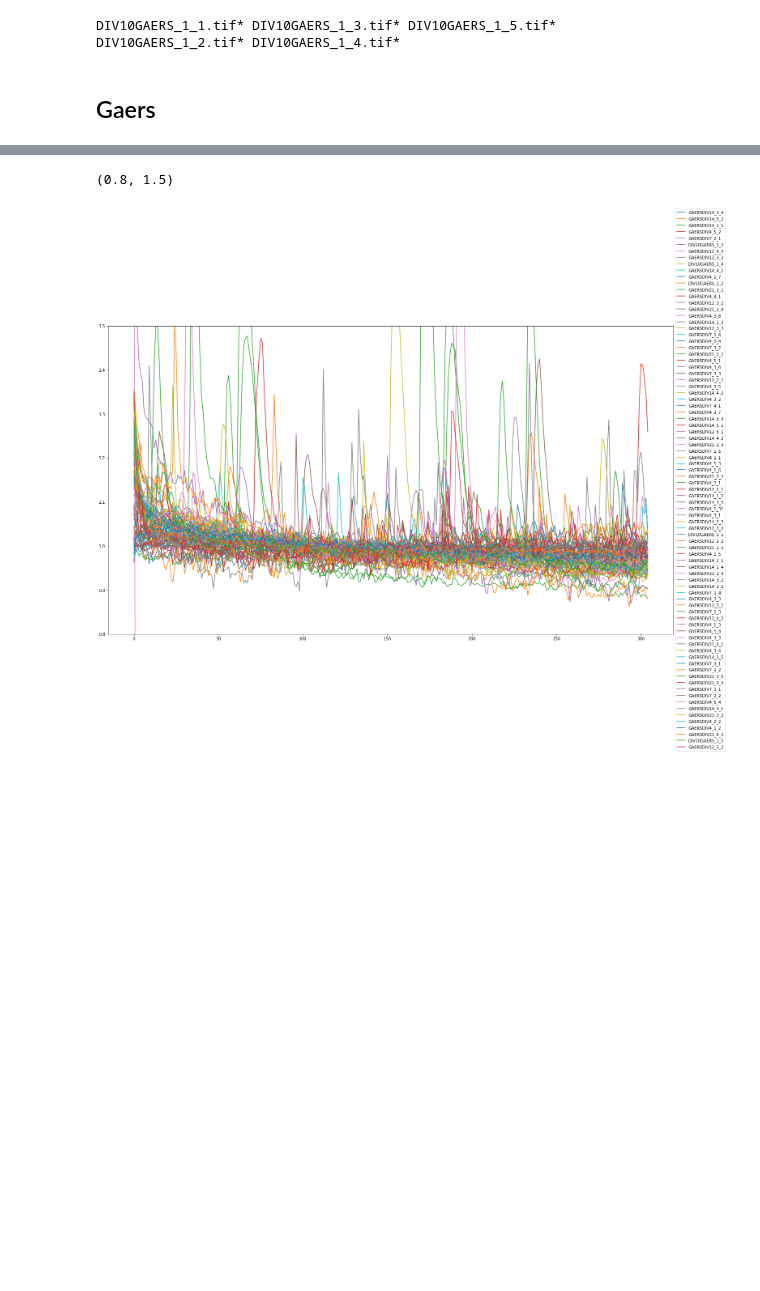
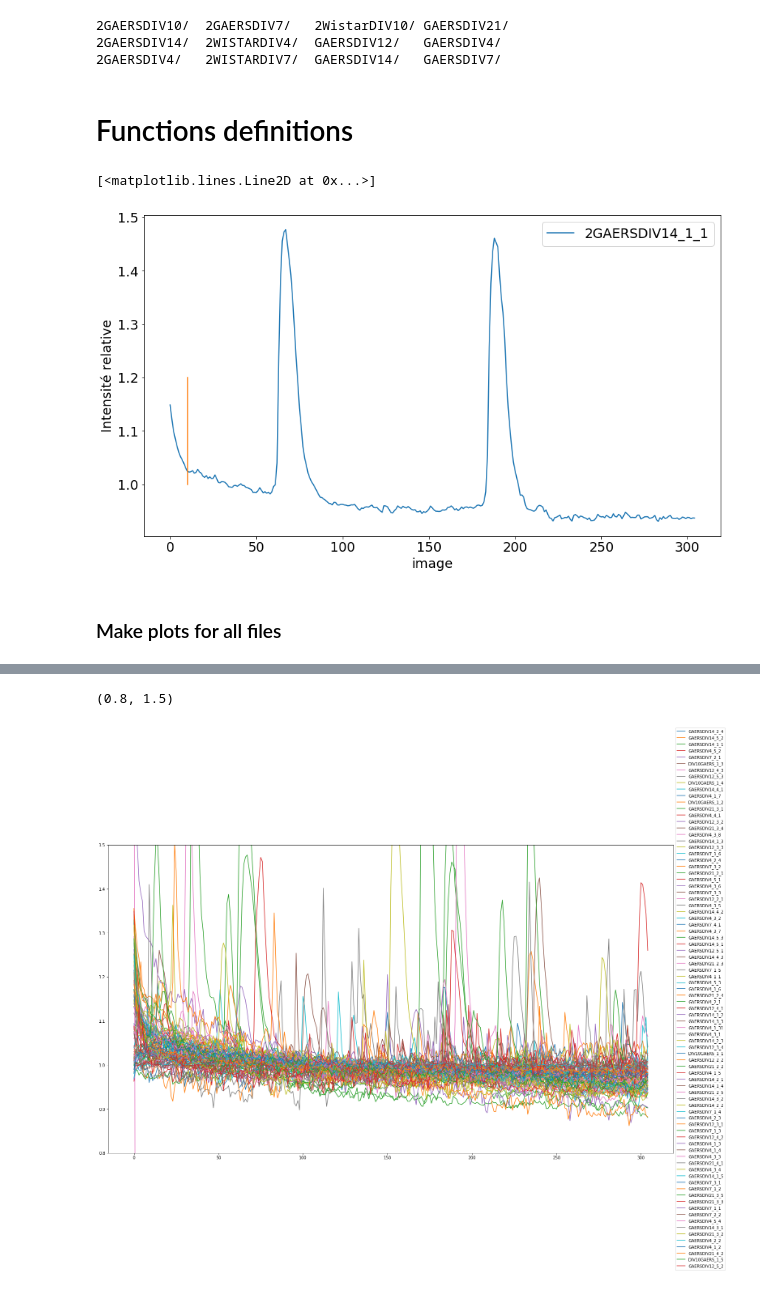
Before and after one commit to vuillaut/neuronDetector, a Jupyter notebook: signal_analysis.ipynb, the cells around one changed output, grey strips where cells are left out. Drawn from its saved outputs; the diff is of its cells as text; code cells hidden in the pictures; blank space fills up the shorter version.

```diff
--- a/signal_analysis.ipynb
+++ b/signal_analysis.ipynb
@@ -6,11 +6,51 @@ from skimage import io
 import os
 # %%
 from IPython.core.display import display, HTML
-display(HTML("<style>.container { width:80% !important; }</style>"))
+display(HTML("<style>.container { width:90% !important; }</style>"))
+%matplotlib inline
+
+font = {'size'   : 18}
+
+mpl.rc('font', **font)
 # %%
-ls /Volumes/LaCie/LaCie/Gcampf6/2GAERSDIV10/
+ls /Volumes/LaCie/LaCie/Gcampf6/TO_ANALYSE/
 # %% [output]
-DIV10GAERS_1_1.tif* DIV10GAERS_1_3.tif* DIV10GAERS_1_5.tif*
-DIV10GAERS_1_2.tif* DIV10GAERS_1_4.tif*
+2GAERSDIV10/  2GAERSDIV7/   2WistarDIV10/ GAERSDIV21/
+2GAERSDIV14/  2WISTARDIV4/  GAERSDIV12/   GAERSDIV4/
+2GAERSDIV4/   2WISTARDIV7/  GAERSDIV14/   GAERSDIV7/
-# %% [markdown]
-## Gaers
+# %% [markdown]
+# Functions definitions
+# %%
+def get_signal(filename):
+    """
+    return the images intensity as a function of time from a file
+    """
+    image = io.imread(filename)
+    return image.sum(axis=(1,2))
+# %%
+def plot_signal(filename, list_synchro=[], synchro_limit=1.1, ax=None, **kwargs):
+    """
+    Just make a plot of the images intensity as a function of time from a file
+    """
+    ax = plt.gca() if ax is None else ax
+    signal = get_signal(filename)
+    if (signal[10:]/signal[10:].mean()>synchro_limit).any():
+        list_synchro.append(filename)
+    if 'label' not in kwargs:
+        kwargs['label'] = os.path.basename(filename.split('.')[0])
+    ax.plot(signal/signal.mean(), **kwargs)
+    ax.set_xlabel('image')
+    ax.set_ylabel('Intensité relative')
+    ax.legend()
+    return ax
+# %%
+fig, ax = plt.subplots(figsize=(14,8))
+filename = '/Volumes/LaCie/LaCie/Gcampf6/TO_ANALYSE/2GAERSDIV14/2GAERSDIV14_1_1.tif'
+ax = plot_signal(filename, ax=ax)
+ax.plot((10,10),(1,1.2))
+# plt.savefig(filename.replace('.tif', '.png'))
+# %% [output]
+[<matplotlib.lines.Line2D at 0x...>]
+[figure, added]
+# %% [markdown]
+### Make plots for all files
```
Also changed, not shown: parts of 7 cells of this notebook, 2 other files.
